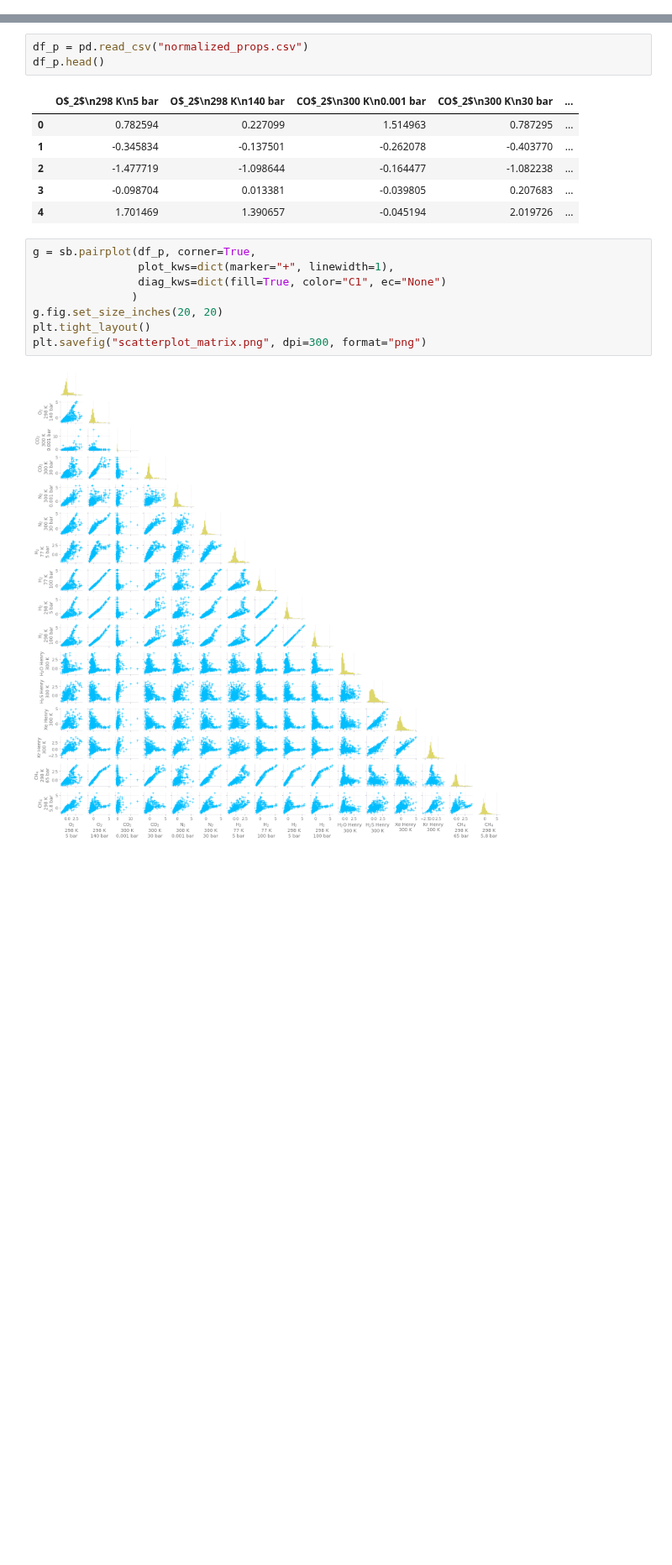
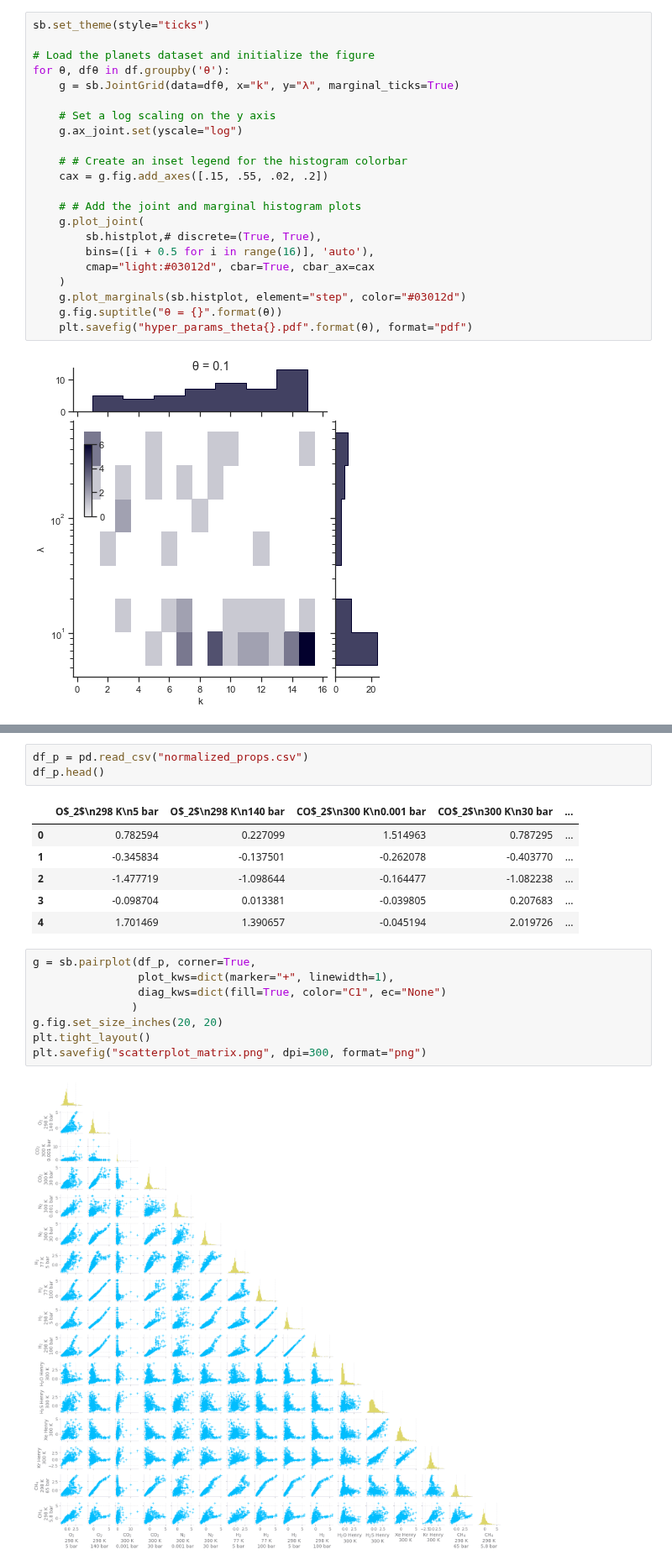
Before and after one commit to SimonEnsemble/material_recommendation_system, a Jupyter notebook: seaborn_stuff.ipynb, the cells around one changed output, grey strips where cells are left out. Shown at 84% size. Saved outputs shown, nothing was run; the diff lists cells and outputs as text; blank space fills up the shorter version.

```diff
--- a/seaborn_stuff.ipynb
+++ b/seaborn_stuff.ipynb
@@ -60,0 +58,24 @@ plt.savefig("beeswarm_lambda.pdf", format="pdf")
+# %%
+sb.set_theme(style="ticks")
+
+# Load the planets dataset and initialize the figure
+for θ, dfθ in df.groupby('θ'):
+    g = sb.JointGrid(data=dfθ, x="k", y="λ", marginal_ticks=True)
+
+    # Set a log scaling on the y axis
+    g.ax_joint.set(yscale="log")
+
+    # # Create an inset legend for the histogram colorbar
+    cax = g.fig.add_axes([.15, .55, .02, .2])
+
+    # # Add the joint and marginal histogram plots
+    g.plot_joint(
+        sb.histplot,# discrete=(True, True),
+        bins=([i + 0.5 for i in range(16)], 'auto'),
+        cmap="light:#03012d", cbar=True, cbar_ax=cax
+    )
+    g.plot_marginals(sb.histplot, element="step", color="#03012d")
+    g.fig.suptitle("θ = {}".format(θ))
+    plt.savefig("hyper_params_theta{}.pdf".format(θ), format="pdf")
+# %% [output]
+[figure, added]
```
Also changed, not shown: parts of 7 cells of this notebook, 1 other file.
